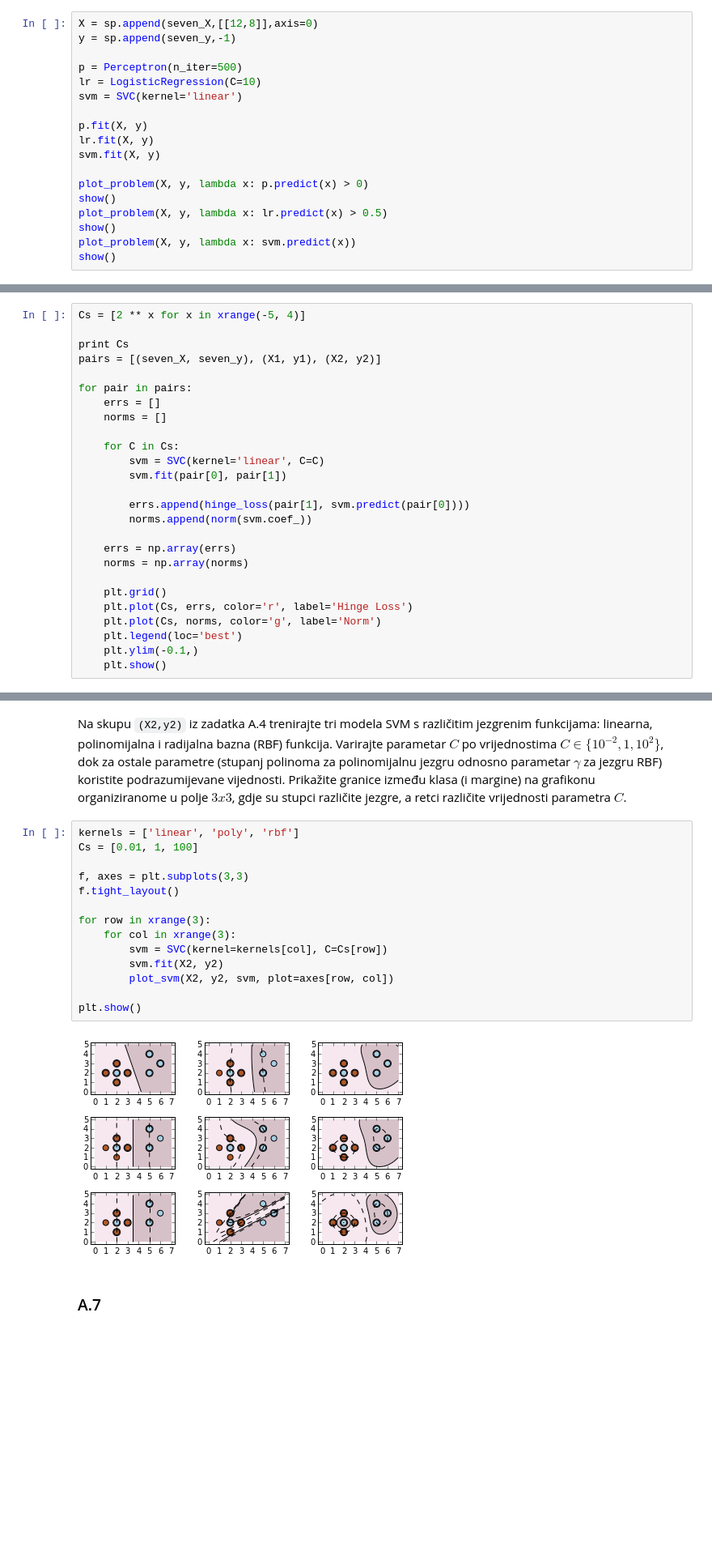
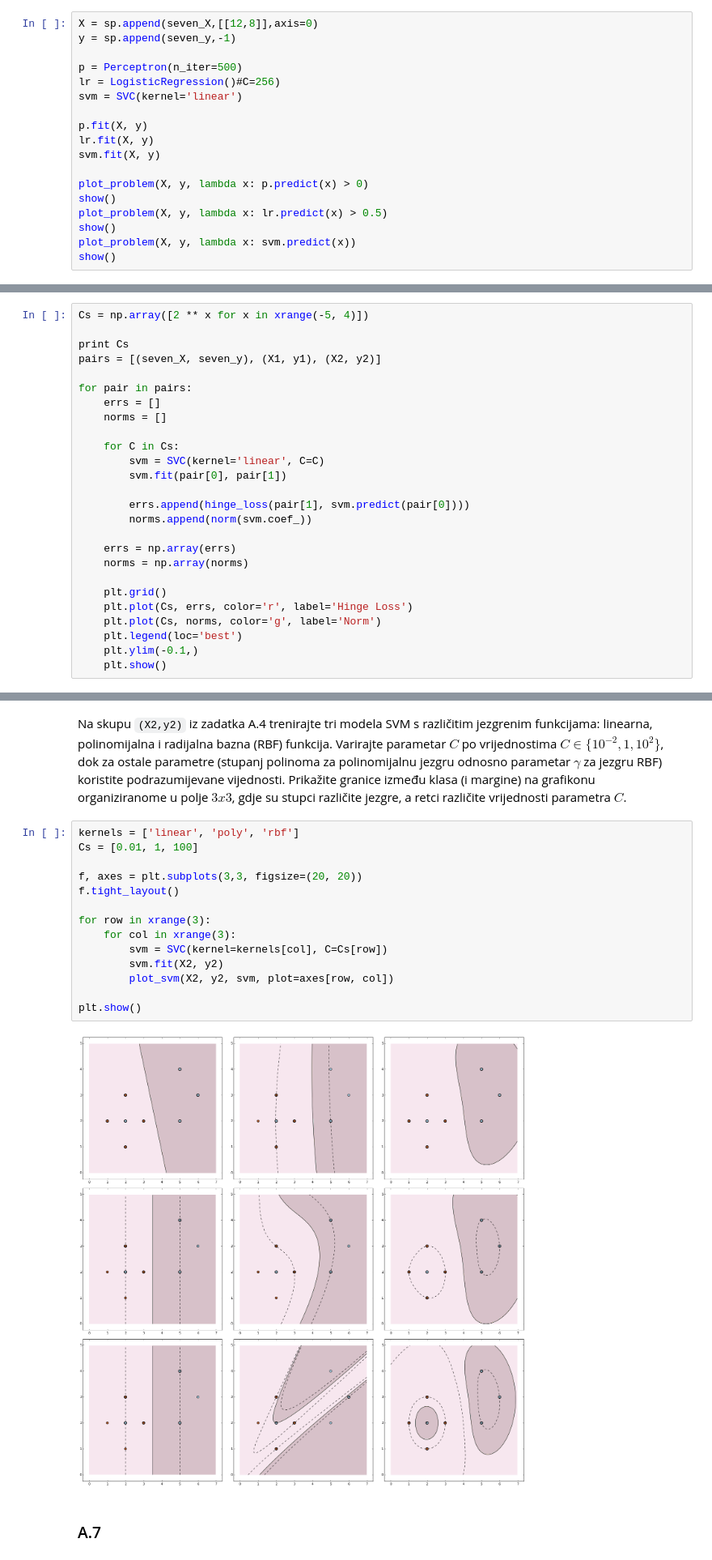
Before and after one commit to the-overengineer/puh-ta, a Jupyter notebook: temp/SU-2014-LAB3.ipynb, the cells around one changed output, grey strips where cells are left out. Shown: that part at 81% size. Saved outputs shown, nothing was run; the diff lists cells and outputs as text; blank space fills up the shorter version.

```diff
--- a/temp/SU-2014-LAB3.ipynb
+++ b/temp/SU-2014-LAB3.ipynb
@@ -224,7 +224,7 @@ X = sp.append(seven_X,[[12,8]],axis=0)
 y = sp.append(seven_y,-1)
 
 p = Perceptron(n_iter=500)
-lr = LogisticRegression(C=10)
+lr = LogisticRegression()#C=256)
 svm = SVC(kernel='linear')
 
 p.fit(X, y)
@@ -323,5 +327,5 @@ Trenirajte linearni SVM na skupu `seven` te skupovima `(X1,y1)` i `(X2,y2)` iz p
 # %%
-Cs = [2 ** x for x in xrange(-5, 4)]
+Cs = np.array([2 ** x for x in xrange(-5, 4)])
 
 print Cs
 pairs = [(seven_X, seven_y), (X1, y1), (X2, y2)]
@@ -358,19 +362,19 @@ Na skupu `(X2,y2)` iz zadatka A.4 trenirajte tri modela SVM s različitim jezgre
 # %%
 kernels = ['linear', 'poly', 'rbf']
 Cs = [0.01, 1, 100]
 
-f, axes = plt.subplots(3,3)
+f, axes = plt.subplots(3,3, figsize=(20, 20))
 f.tight_layout()
 
 for row in xrange(3):
     for col in xrange(3):
         svm = SVC(kernel=kernels[col], C=Cs[row])
         svm.fit(X2, y2)
         plot_svm(X2, y2, svm, plot=axes[row, col])
 
 plt.show()
 # %% [output]
-[figure, old version]
+[figure, new version]
 # %% [markdown]
 ### A.7
 # %% [markdown]
```
Also changed, not shown: parts of 24 cells of this notebook.
